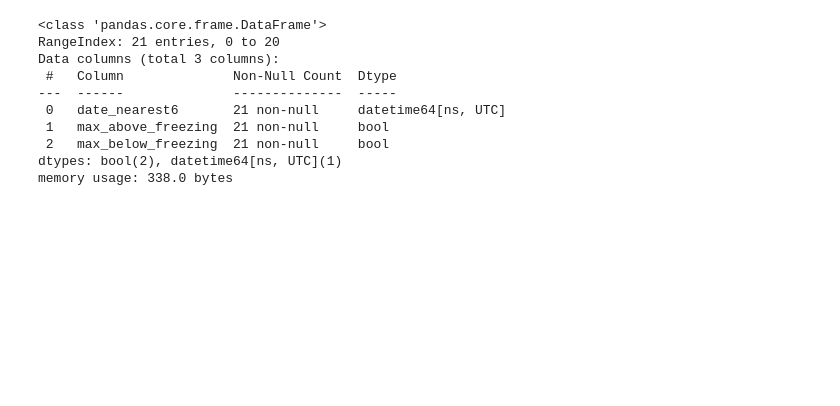
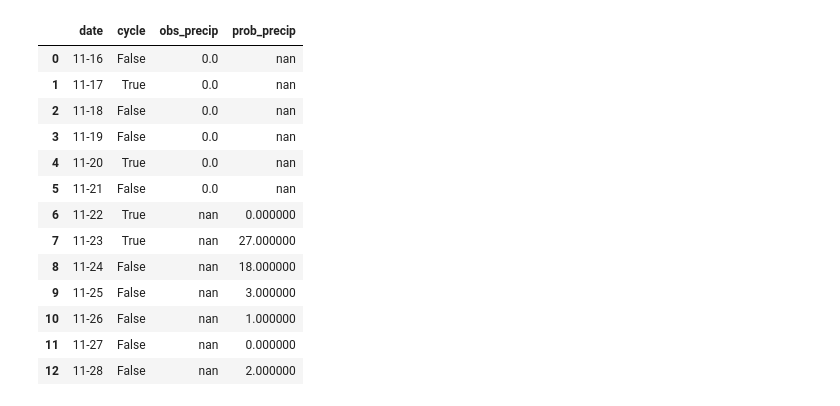
Before and after one commit to smerdis/corncast, a Jupyter notebook: corncast/CornCast_dev.ipynb, the cells around one changed output. Drawn from its saved outputs; the diff is of its cells as text; code cells hidden in the pictures; blank space fills up the shorter version.

```diff
--- a/corncast/CornCast_dev.ipynb
+++ b/corncast/CornCast_dev.ipynb
@@ -58,13 +17,26 @@ dec_cat_plot(data=obs_6h_df, x='date_nearest6', y='max_above_freezing')
 # %%
-obs_6h_df.info()
+def highlight(row):
+    if row['cycle'] and row['obs_precip_iszero']:
+        return ['background-color: green'] * len(row)
+    else:
+        return ['background-color: white'] * len(row)
+
+fmts = {'date':lambda x: f"{x:%m-%d}",
+        'obs_precip': lambda x: f"{x:.1f}"}
+out = comb_6h_df.style.apply(highlight, axis=1)
+out.format(fmts).hide(subset=['obs_precip_iszero'], axis=1)
 # %% [output]
-<class 'pandas.core.frame.DataFrame'>
-RangeIndex: 21 entries, 0 to 20
-Data columns (total 3 columns):
- #   Column              Non-Null Count  Dtype
----  ------              --------------  -----
- 0   date_nearest6       21 non-null     datetime64[ns, UTC]
- 1   max_above_freezing  21 non-null     bool
- 2   max_below_freezing  21 non-null     bool
-dtypes: bool(2), datetime64[ns, UTC](1)
-memory usage: 338.0 bytes
+|  | date | cycle | obs_precip | prob_precip |
+| 0 | 11-16 | False | 0.0 | nan |
+| 1 | 11-17 | True | 0.0 | nan |
+| 2 | 11-18 | False | 0.0 | nan |
+| 3 | 11-19 | False | 0.0 | nan |
+| 4 | 11-20 | True | 0.0 | nan |
+| 5 | 11-21 | False | 0.0 | nan |
+| 6 | 11-22 | True | nan | 0.000000 |
+| 7 | 11-23 | True | nan | 27.000000 |
+| 8 | 11-24 | False | nan | 18.000000 |
+| 9 | 11-25 | False | nan | 3.000000 |
+| 10 | 11-26 | False | nan | 1.000000 |
+| 11 | 11-27 | False | nan | 0.000000 |
+| 12 | 11-28 | False | nan | 2.000000 |
```
Also changed, not shown: parts of 5 cells of this notebook, 1 other file.
